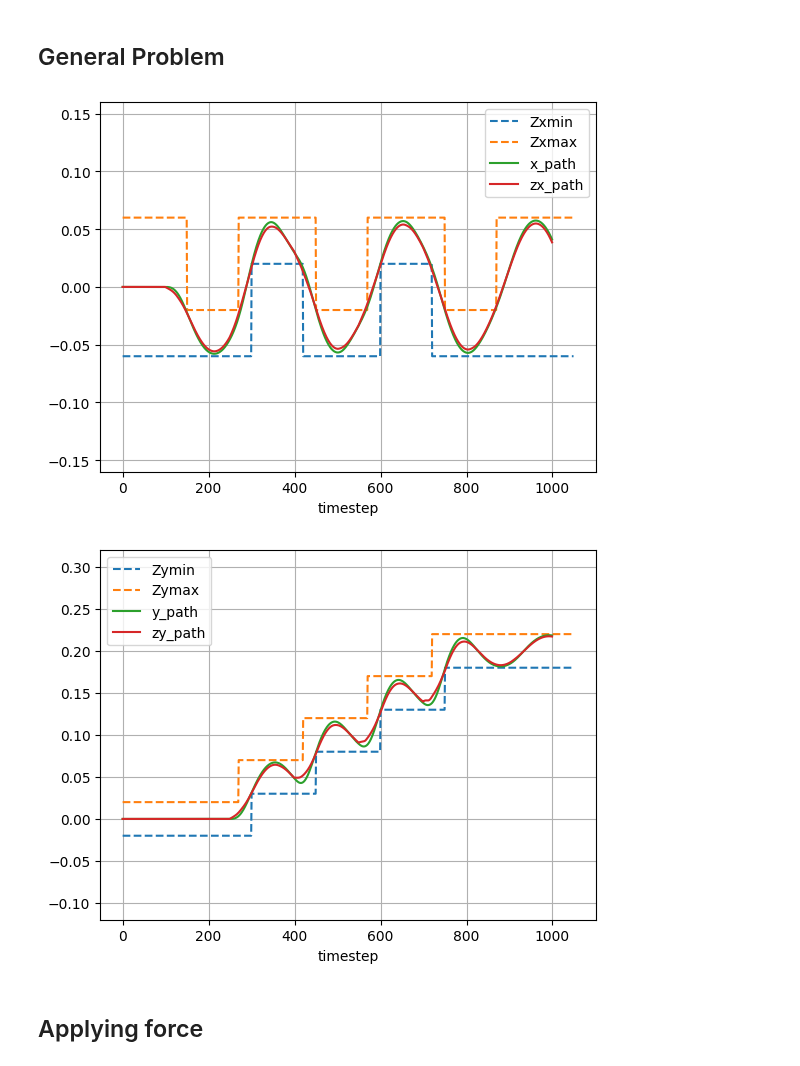
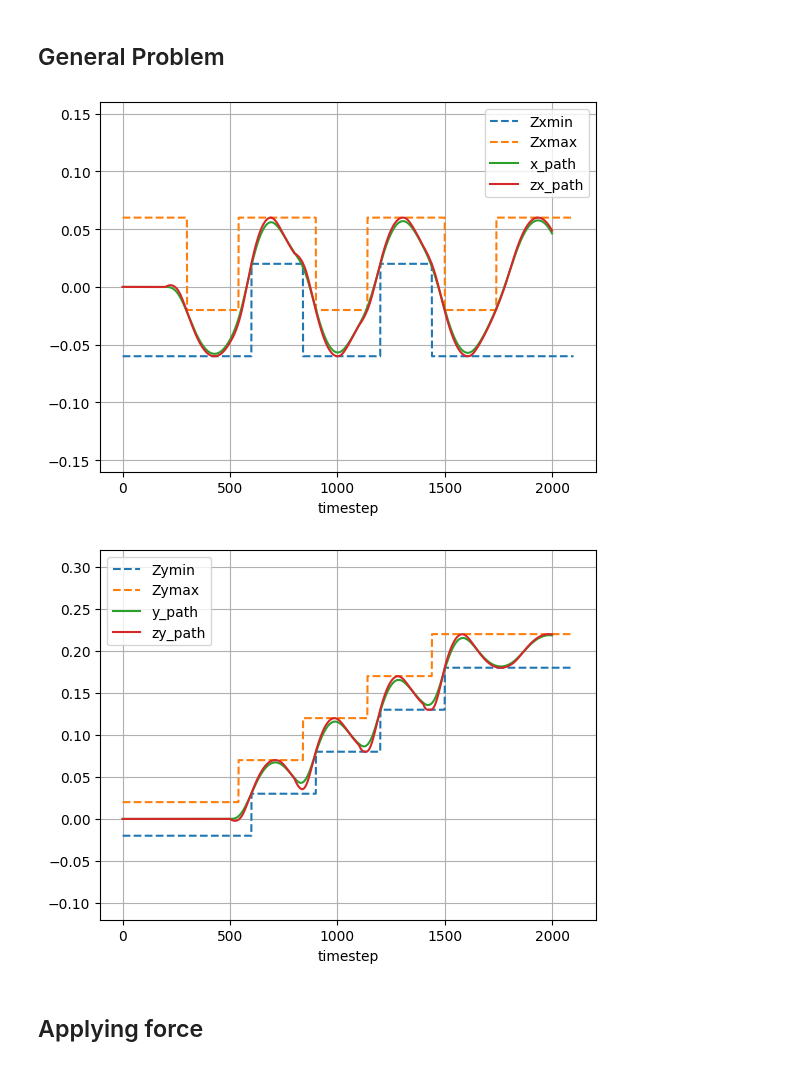
Before and after one commit to taguirre19/robotics-project, a Jupyter notebook: mpc_original.ipynb, the cells around one changed output. Cells and saved outputs as stored; diff of their text form; code cells hidden in the pictures.

```diff
--- a/mpc_original.ipynb
+++ b/mpc_original.ipynb
@@ -25,30 +22,31 @@ The autoreload extension is already loaded. To reload it, use:
 # %% [markdown]
 ## General Problem
 # %%
-T = 0.02
+T = 0.01
 g = 9.87
 h_CoM = 0.44
-N = 50
-
-robot_feet = feet(spread=0.05, length=0.04, width=0.04, right=foot(-0.04, 0), left=foot(+0.04, 0))
+N = 100
+width = 0.04
+length = 0.04
+robot_feet = feet(spread=0.05, length=length, width=width, right=foot(-width, 0), left=foot(+width, 0))
 
 
 mpc = MPCParams(T, N, h_CoM, g, robot_feet, duration=21, step_duration=3)
+
+Zxmin, Zxmax = mpc.Zmin[0], mpc.Zmax[0]
+x_path, zx_path, jerks = mpc.solve(Zxmin, Zxmax, coord='x')
+
+plt.plot(Zxmin,'--', label= 'Zxmin')
+plt.plot(Zxmax,'--', label="Zxmax")
+plt.plot(x_path, label="x_path")
+plt.plot(zx_path, label="zx_path")
+plt.xlabel('timestep')
+plt.ylim(min(Zxmin)-0.1, max(Zxmax)+0.1)
+
+plt.legend()
+plt.grid()
+# %% [output]
+[figure, added]
-# %%
-Zxmin, Zxmax = mpc.Zmin[0], mpc.Zmax[0]
-x_path, zx_path, jerks = mpc.solve(Zxmin, Zxmax, coord='x')
-
-plt.plot(Zxmin,'--', label= 'Zxmin')
-plt.plot(Zxmax,'--', label="Zxmax")
-plt.plot(x_path, label="x_path")
-plt.plot(zx_path, label="zx_path")
-plt.xlabel('timestep')
-plt.ylim(min(Zxmin)-0.1, max(Zxmax)+0.1)
-
-plt.legend()
-plt.grid()
-# %% [output]
-[figure, removed]
 # %%
 Zymin, Zymax = mpc.Zmin[1], mpc.Zmax[1]
 y_path, zy_path, jerks = mpc.solve(Zymin, Zymax, coord="y")
@@ -63,7 +61,7 @@ plt.ylim(min(Zymin)-0.1, max(Zymax)+0.1)
 plt.legend()
 plt.grid()
 # %% [output]
-[figure, old version]
+[figure, new version]
 # %% [markdown]
 ## Applying force
 # %%
```
Also changed, not shown: parts of 9 cells of this notebook, 1 other file.
